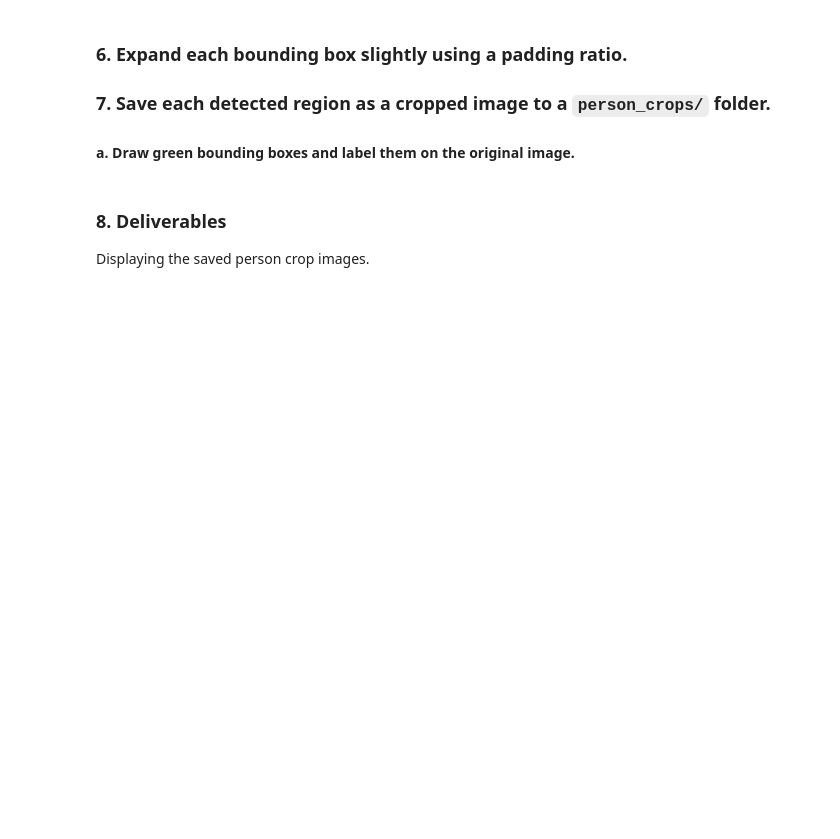
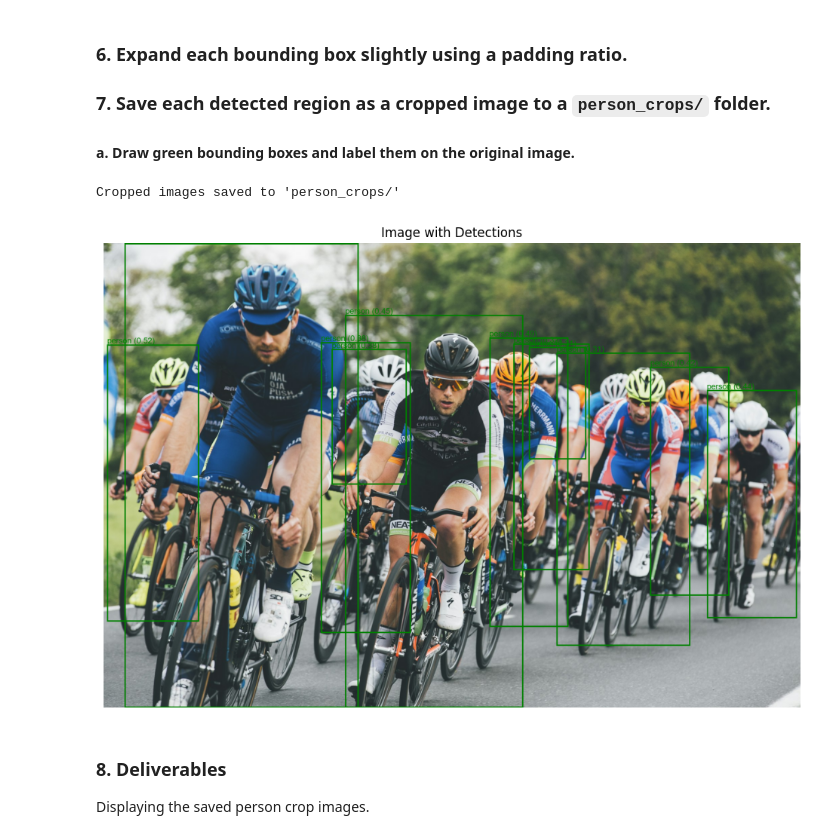
Before and after one commit to adamnelsonarcher/COSC6373, a Jupyter notebook: HW10/Part_B/HW10-PartB_Adam_Nelson-Archer.ipynb, the cells around one changed output. Cells and saved outputs as stored; diff of their text form; code cells hidden in the pictures; blank space fills up the shorter version.

```diff
--- a/HW10/Part_B/HW10-PartB_Adam_Nelson-Archer.ipynb
+++ b/HW10/Part_B/HW10-PartB_Adam_Nelson-Archer.ipynb
@@ -53,7 +60,7 @@ with torch.no_grad():
 target_sizes = torch.tensor([image.size[::-1]])
 
 # Post-process results
-confidence_threshold = 0.20
+confidence_threshold = 0.30
 results = processor.post_process_object_detection(outputs=outputs, target_sizes=target_sizes, threshold=confidence_threshold)[0]
 
 # Filter and extract detections
@@ -78,6 +87,8 @@ print(f"Found {len(detections)} detections above the threshold.")
 # Configuration
 padding_ratio = 0.05
 output_folder = "person_crops"
+import shutil
+shutil.rmtree(output_folder, ignore_errors=True)
 os.makedirs(output_folder, exist_ok=True)
 
 # Make a copy of the image to draw on
@@ -97,34 +108,37 @@ for i, (box, score, label_idx) in enumerate(detections):
     width = xmax - xmin
     height = ymax - ymin
     pad_x = width * padding_ratio
     pad_y = height * padding_ratio
 
     # Apply padding and clamp to image boundaries
     new_xmin = max(0, xmin - pad_x)
     new_ymin = max(0, ymin - pad_y)
     new_xmax = min(image.width, xmax + pad_x)
     new_ymax = min(image.height, ymax + pad_y)
 
     # Crop and save
     crop_box = (new_xmin, new_ymin, new_xmax, new_ymax)
     cropped_img = image.crop(crop_box)
-    crop_filename = os.path.join(output_folder, f"person_crop_{i+1:02d}.jpg")
+    crop_filename = os.path.join(output_folder, f"person_crop_{i+1:02d}_{score:.2f}.jpg")
     cropped_img.save(crop_filename)
 
     # Draw green bounding box and label on the original image
     draw.rectangle(crop_box, outline="green", width=4)
 
     text_label = f"{texts[0][label_idx]} ({score:.2f})"
     draw.text((new_xmin, new_ymin - 25), text_label, fill="green", font=font)
 
 print(f"Cropped images saved to '{output_folder}/'")
 
 # Show the annotated image
 plt.figure(figsize=(12, 8))
 plt.imshow(image_with_boxes)
 plt.axis("off")
 plt.title("Image with Detections")
 plt.show()
+# %% [output]
+Cropped images saved to 'person_crops/'
+[figure, added]
 # %% [markdown]
 ### 8. Deliverables
 Displaying the saved person crop images.
```
Also changed, not shown: parts of 6 cells of this notebook, 11 other files.
